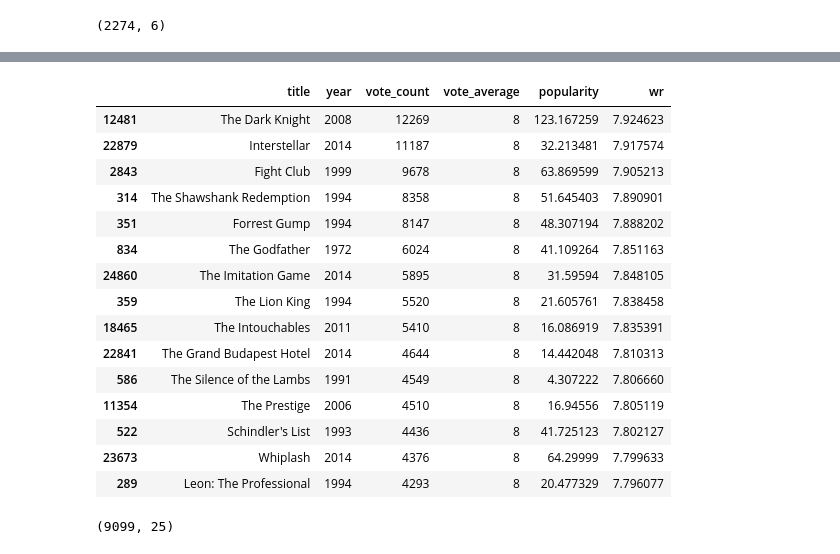
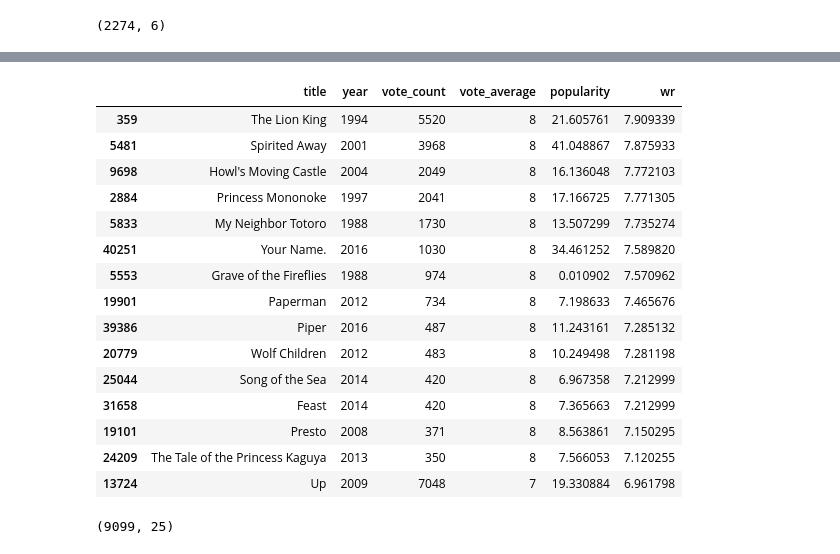
Before and after one commit to GiuliaCastagnacci/MoviesRecommenderSystems, a Jupyter notebook: Movie.ipynb, the cells around one changed output, grey strips where cells are left out. Drawn from its saved outputs; the diff is of its cells as text; code cells hidden in the pictures.

```diff
--- a/Movie.ipynb
+++ b/Movie.ipynb
@@ -120,22 +118,22 @@ for i in md.id:
 # %%
-build_chart('Drama').head(15)
+build_chart('Animation').head(15)
 # %% [output]
 |  | title | year | vote_count | vote_average | popularity | wr |
-| 12481 | The Dark Knight | 2008 | 12269 | 8 | 123.167259 | 7.924623 |
-| 22879 | Interstellar | 2014 | 11187 | 8 | 32.213481 | 7.917574 |
-| 2843 | Fight Club | 1999 | 9678 | 8 | 63.869599 | 7.905213 |
-| 314 | The Shawshank Redemption | 1994 | 8358 | 8 | 51.645403 | 7.890901 |
-| 351 | Forrest Gump | 1994 | 8147 | 8 | 48.307194 | 7.888202 |
-| 834 | The Godfather | 1972 | 6024 | 8 | 41.109264 | 7.851163 |
-| 24860 | The Imitation Game | 2014 | 5895 | 8 | 31.59594 | 7.848105 |
-| 359 | The Lion King | 1994 | 5520 | 8 | 21.605761 | 7.838458 |
-| 18465 | The Intouchables | 2011 | 5410 | 8 | 16.086919 | 7.835391 |
-| 22841 | The Grand Budapest Hotel | 2014 | 4644 | 8 | 14.442048 | 7.810313 |
-| 586 | The Silence of the Lambs | 1991 | 4549 | 8 | 4.307222 | 7.806660 |
-| 11354 | The Prestige | 2006 | 4510 | 8 | 16.94556 | 7.805119 |
-| 522 | Schindler's List | 1993 | 4436 | 8 | 41.725123 | 7.802127 |
-| 23673 | Whiplash | 2014 | 4376 | 8 | 64.29999 | 7.799633 |
-| 289 | Leon: The Professional | 1994 | 4293 | 8 | 20.477329 | 7.796077 |
+| 359 | The Lion King | 1994 | 5520 | 8 | 21.605761 | 7.909339 |
+| 5481 | Spirited Away | 2001 | 3968 | 8 | 41.048867 | 7.875933 |
+| 9698 | Howl's Moving Castle | 2004 | 2049 | 8 | 16.136048 | 7.772103 |
+| 2884 | Princess Mononoke | 1997 | 2041 | 8 | 17.166725 | 7.771305 |
+| 5833 | My Neighbor Totoro | 1988 | 1730 | 8 | 13.507299 | 7.735274 |
+| 40251 | Your Name. | 2016 | 1030 | 8 | 34.461252 | 7.589820 |
+| 5553 | Grave of the Fireflies | 1988 | 974 | 8 | 0.010902 | 7.570962 |
+| 19901 | Paperman | 2012 | 734 | 8 | 7.198633 | 7.465676 |
+| 39386 | Piper | 2016 | 487 | 8 | 11.243161 | 7.285132 |
+| 20779 | Wolf Children | 2012 | 483 | 8 | 10.249498 | 7.281198 |
+| 25044 | Song of the Sea | 2014 | 420 | 8 | 6.967358 | 7.212999 |
+| 31658 | Feast | 2014 | 420 | 8 | 7.365663 | 7.212999 |
+| 19101 | Presto | 2008 | 371 | 8 | 8.563861 | 7.150295 |
+| 24209 | The Tale of the Princess Kaguya | 2013 | 350 | 8 | 7.566053 | 7.120255 |
+| 13724 | Up | 2009 | 7048 | 7 | 19.330884 | 6.961798 |
 # %%
 links_small = pd.read_csv('C:/Users/Fabio/Desktop/MoviesRecommenderSystems/links_small.csv')
 #links_small = pd. read_csv('C:/Users/giord/eclipse-SIW/MoviesRecommenderSystems/links_small.csv')
```
Also changed, not shown: parts of 8 cells of this notebook.
